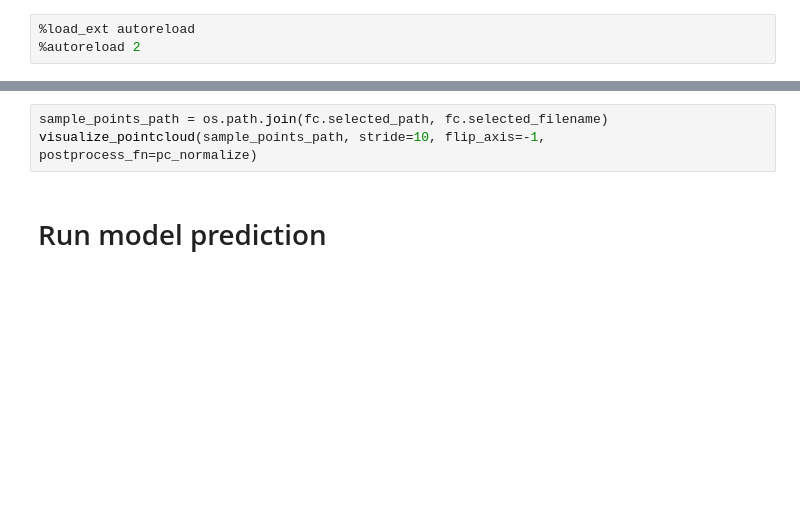
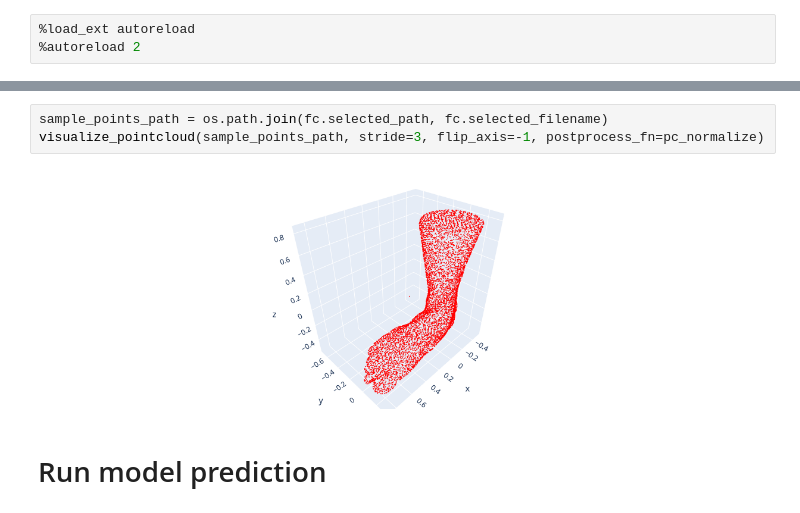
Before and after one commit to johnkimtech/Pointnet_Pointnet2_pytorch, a Jupyter notebook: Demo.ipynb, the cells around one changed output, grey strips where cells are left out. Drawn from its saved outputs; the diff is of its cells as text; blank space fills up the shorter version.

```diff
--- a/Demo.ipynb
+++ b/Demo.ipynb
@@ -27,6 +24,8 @@ None
 # %%
 sample_points_path = os.path.join(fc.selected_path, fc.selected_filename)
-visualize_pointcloud(sample_points_path, stride=10, flip_axis=-1, postprocess_fn=pc_normalize)
+visualize_pointcloud(sample_points_path, stride=3, flip_axis=-1, postprocess_fn=pc_normalize)
+# %% [output]
+[figure, added]
 # %% [markdown]
 # Run model prediction
 # %% [markdown]
```
Also changed, not shown: parts of 14 cells of this notebook, 16 other files.
